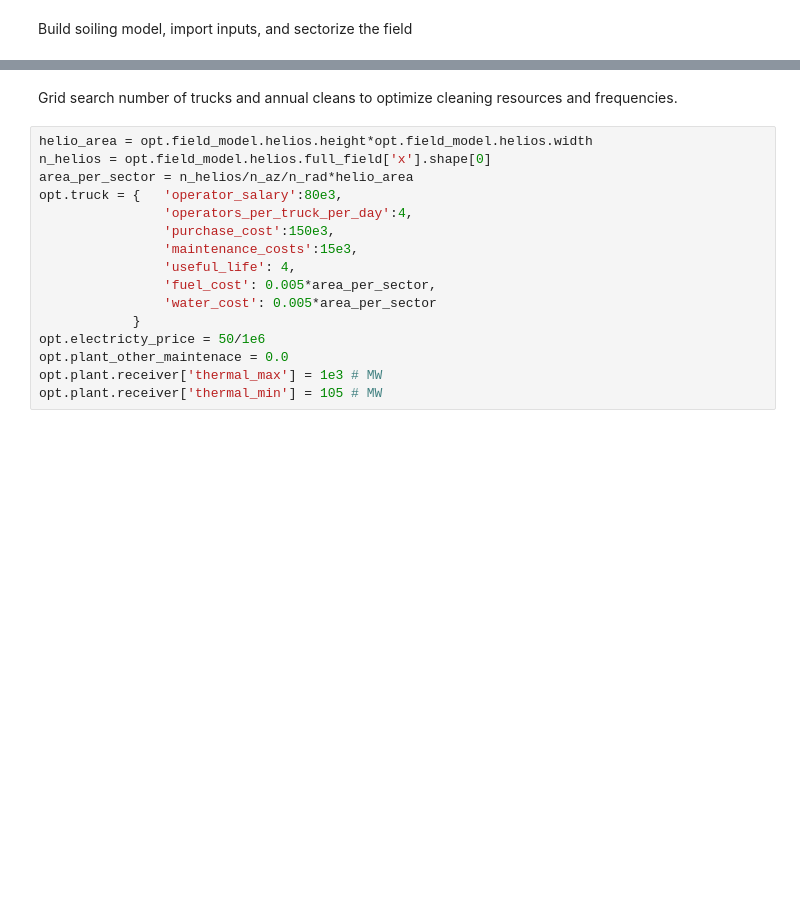
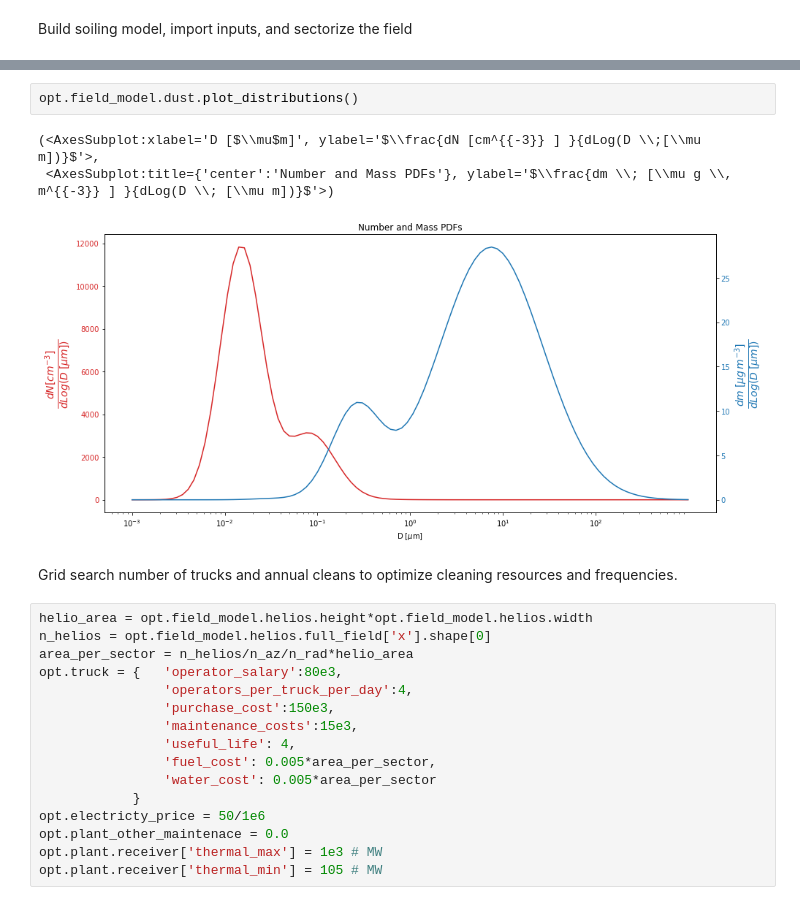
Before and after one commit to cholette/HelioSoil, a Jupyter notebook: heuristic_optimization.ipynb, the cells around one changed output, grey strips where cells are left out. Drawn from its saved outputs; the diff is of its cells as text; blank space fills up the shorter version.

```diff
--- a/heuristic_optimization.ipynb
+++ b/heuristic_optimization.ipynb
@@ -47,3 +92,9 @@ if delete_samples and (num_samples!=None):
+# %%
+opt.field_model.dust.plot_distributions()
+# %% [output]
+(<AxesSubplot:xlabel='D [$\\mu$m]', ylabel='$\\frac{dN [cm^{{-3}} ] }{dLog(D \\;[\\mu m])}$'>,
+ <AxesSubplot:title={'center':'Number and Mass PDFs'}, ylabel='$\\frac{dm \\; [\\mu g \\, m^{{-3}} ] }{dLog(D \\; [\\mu m])}$'>)
+[figure, added]
 # %% [markdown]
 Grid search number of trucks and annual cleans to optimize cleaning resources and frequencies.
 # %%
```
Also changed, not shown: parts of 11 cells of this notebook, 3 other files.
